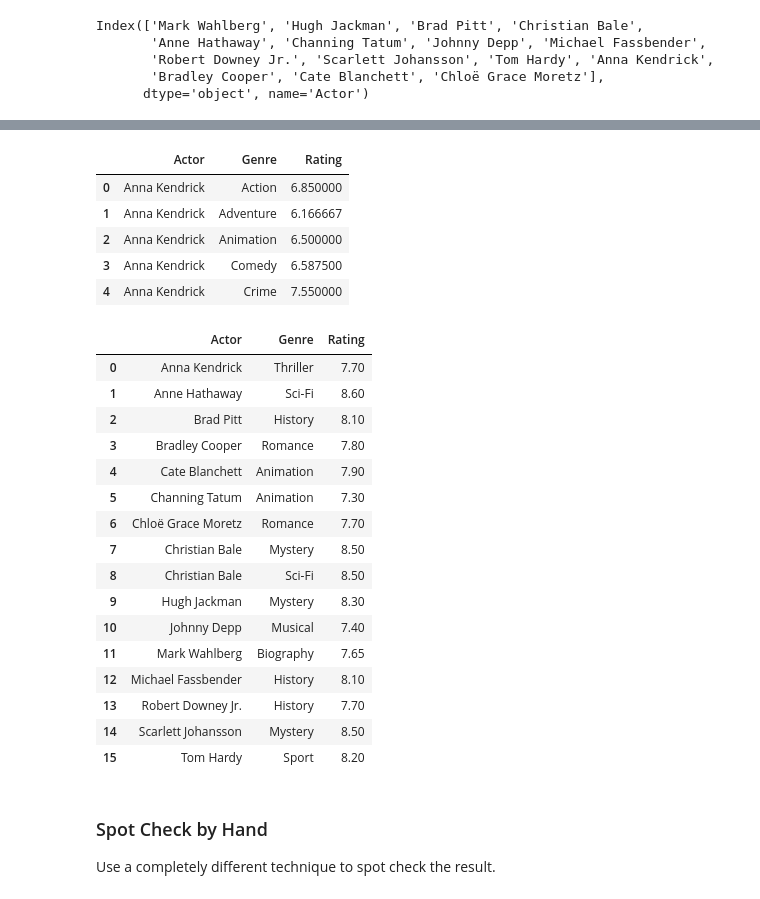
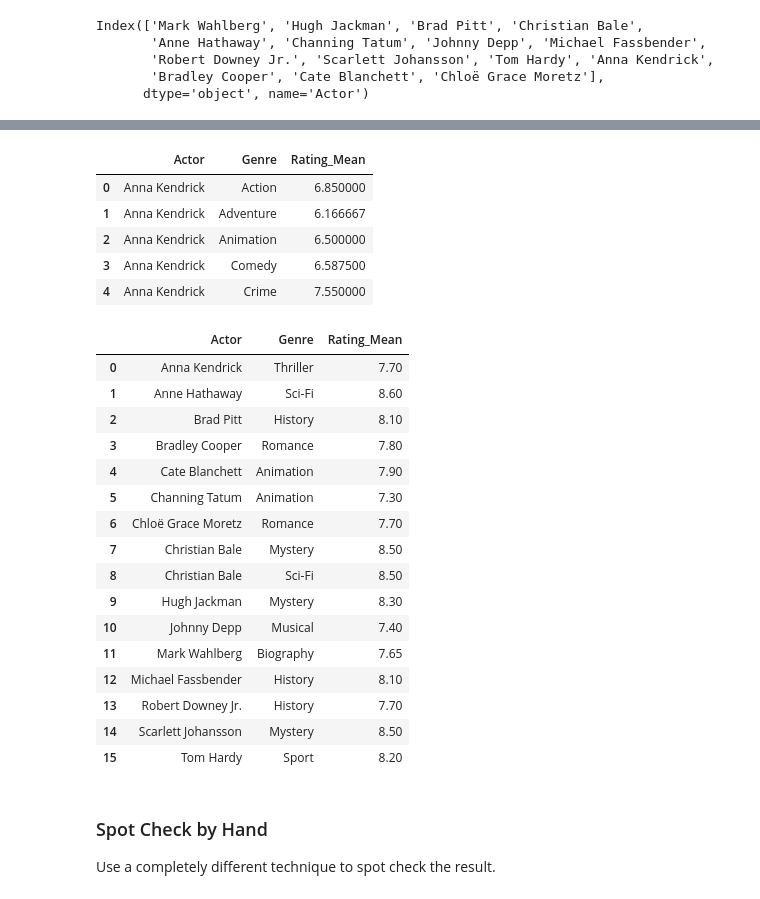
Before and after one commit to sdiehl28/Scikit-Learn-Workflow, a Jupyter notebook: python/Pandas04.ipynb, the cells around one changed output, grey strips where cells are left out. Saved outputs shown, nothing was run; the diff lists cells and outputs as text; code cells hidden in the pictures.

```diff
--- a/python/Pandas04.ipynb
+++ b/python/Pandas04.ipynb
@@ -293,0 +226,10 @@ get_dups(df_genre, ['Title', 'Genre'])
+# %%
+tmp = movies['Actors'].transform(parse_string)
+tmp = tmp.transform(pd.Series)
+tmp = tmp.stack()
+tmp = tmp.rename('Actor')
+tmp = tmp.reset_index(level=-1, drop=True)
+tmp = tmp.to_frame()
+tmp = tmp.join(movies, on='Title')
+tmp = tmp.drop(['Actors'], axis=1)
+tmp.head(4)
@@ -293,0 +247,3 @@ get_dups(df_genre, ['Title', 'Genre'])
+# %%
+# save the result, only a few columns are used in the following analysis
+df_actor = tmp[['Actor','Rating','Runtime']].copy()
@@ -317,7 +275,8 @@ def flatten_columns(df):
     return ['_'.join(col) for col in df.columns.values]
 # %%
 # data is tidy with respect to Actor, so groupby will work correctly
-df_agg = df_actor.groupby('Actor').agg({'Rating':['mean','count'], 'Runtime':['mean','count']})
+df_agg = df_actor.groupby('Actor').agg(
+    {'Rating':['mean','count'], 'Runtime':['mean','count']})
 df_agg.columns = flatten_columns(df_agg)
 df_agg.head()
 # %% [output]
@@ -452,0 +390,5 @@ get_dups(df_genre_actor, ['Actor', 'Genre', 'Title'])
+# %%
+tmp1 = df_actor.drop(['Rating','Runtime'], axis=1)
+tmp2 = df_genre.drop(['Actors'], axis=1)
+df_genre_actor = tmp1.join(tmp2)
+df_genre_actor.head()
@@ -476,10 +434,14 @@ df_genre_actor_common.head()
 # %%
 # aggregate the mean Rating over each genre for each actor
-df_genre_actor_agg = \
-    df_genre_actor_common.groupby(['Actor', 'Genre']).agg({'Rating':'mean'}).reset_index()
+df_genre_actor_agg = (
+    df_genre_actor_common
+        .groupby(['Actor', 'Genre'])
+        .agg({'Rating':'mean'})
+        .add_suffix('_Mean')
+        .reset_index())
 df_genre_actor_agg.head()
 # %% [output]
-|  | Actor | Genre | Rating |
+|  | Actor | Genre | Rating_Mean |
 | 0 | Anna Kendrick | Action | 6.850000 |
 | 1 | Anna Kendrick | Adventure | 6.166667 |
 | 2 | Anna Kendrick | Animation | 6.500000 |
@@ -488,10 +450,10 @@ df_genre_actor_agg.head()
 # %%
 # find the best movie genre per top15 actor
 # keep ties (idxmax does not keep ties)
-rating_max = df_genre_actor_agg.groupby('Actor')['Rating'].max()
-pd.merge(df_genre_actor_agg, rating_max, on=['Actor', 'Rating'])
+rating_max = df_genre_actor_agg.groupby('Actor')['Rating_Mean'].max()
+pd.merge(df_genre_actor_agg, rating_max, on=['Actor', 'Rating_Mean'])
 # %% [output]
-|  | Actor | Genre | Rating |
+|  | Actor | Genre | Rating_Mean |
 | 0 | Anna Kendrick | Thriller | 7.70 |
 | 1 | Anne Hathaway | Sci-Fi | 8.60 |
 | 2 | Brad Pitt | History | 8.10 |
```
Also changed, not shown: parts of 38 cells of this notebook, 2 other files.
